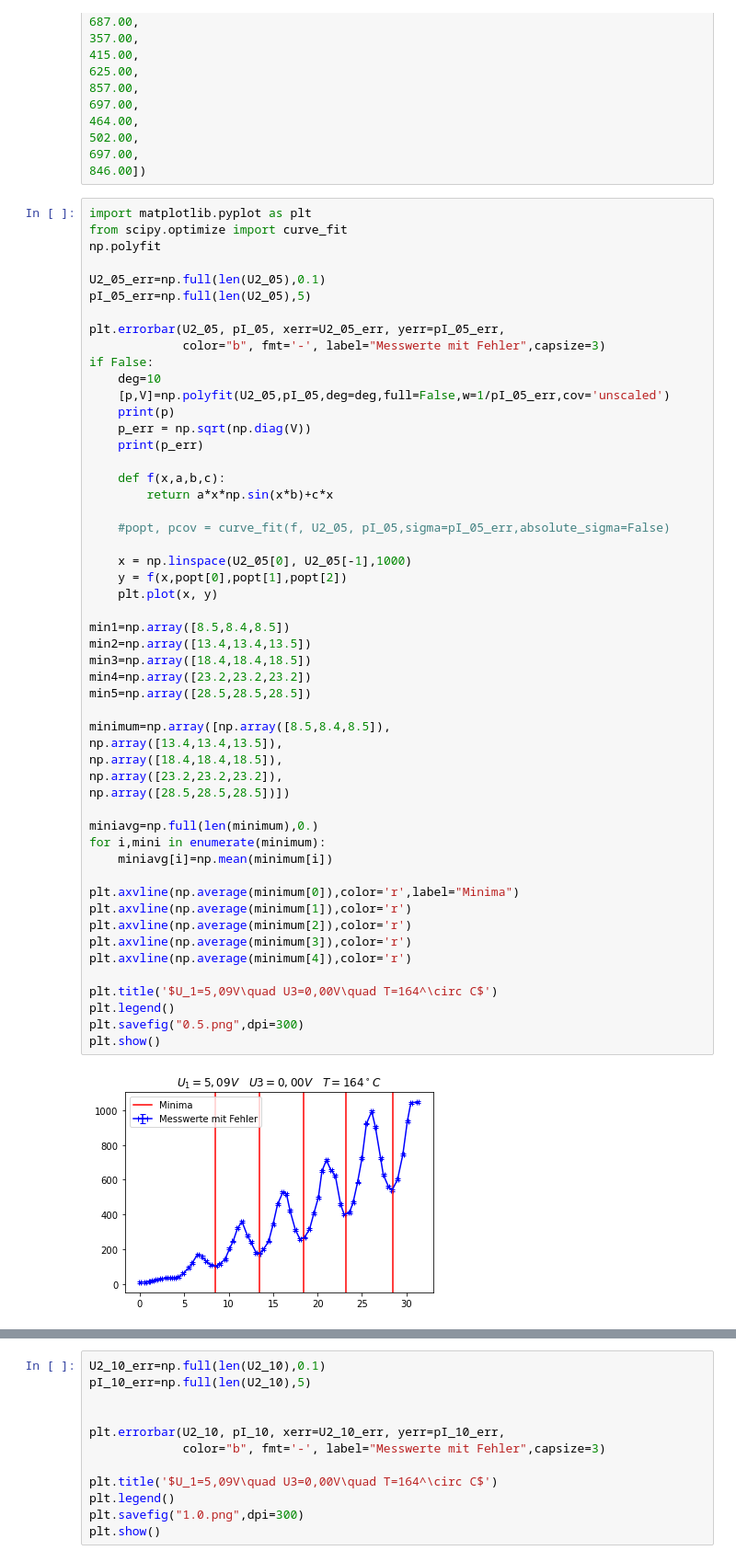
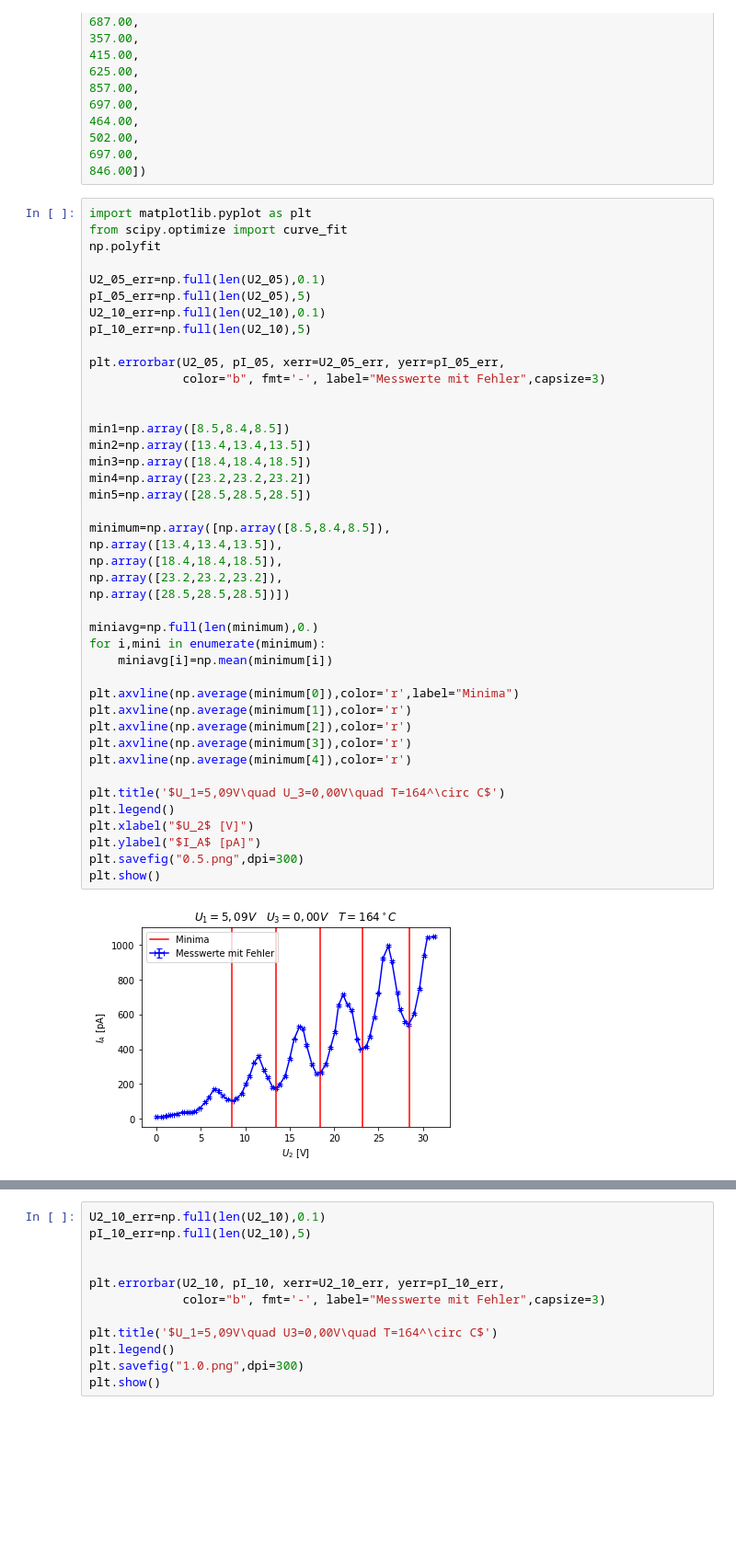
Before and after one commit to Alex-Adam25/python, a Jupyter notebook: Experiment_AP4/plot.ipynb, the cells around one changed output, grey strips where cells are left out. Shown at 92% size. Saved outputs shown, nothing was run; the diff lists cells and outputs as text; blank space fills up the shorter version.

```diff
--- a/Experiment_AP4/plot.ipynb
+++ b/Experiment_AP4/plot.ipynb
@@ -204,50 +204,40 @@ np.polyfit
 
 U2_05_err=np.full(len(U2_05),0.1)
 pI_05_err=np.full(len(U2_05),5)
+U2_10_err=np.full(len(U2_10),0.1)
+pI_10_err=np.full(len(U2_10),5)
 
 plt.errorbar(U2_05, pI_05, xerr=U2_05_err, yerr=pI_05_err,
              color="b", fmt='-', label="Messwerte mit Fehler",capsize=3)
-if False:
-    deg=10
-    [p,V]=np.polyfit(U2_05,pI_05,deg=deg,full=False,w=1/pI_05_err,cov='unscaled')
-    print(p)
-    p_err = np.sqrt(np.diag(V))
-    print(p_err)
 
-    def f(x,a,b,c):
-        return a*x*np.sin(x*b)+c*x
-
-    #popt, pcov = curve_fit(f, U2_05, pI_05,sigma=pI_05_err,absolute_sigma=False)
-
-    x = np.linspace(U2_05[0], U2_05[-1],1000)
-    y = f(x,popt[0],popt[1],popt[2])
-    plt.plot(x, y)
 
 min1=np.array([8.5,8.4,8.5])
 min2=np.array([13.4,13.4,13.5])
 min3=np.array([18.4,18.4,18.5])
 min4=np.array([23.2,23.2,23.2])
 min5=np.array([28.5,28.5,28.5])
 
 minimum=np.array([np.array([8.5,8.4,8.5]),
 np.array([13.4,13.4,13.5]),
 np.array([18.4,18.4,18.5]),
 np.array([23.2,23.2,23.2]),
 np.array([28.5,28.5,28.5])])
 
 miniavg=np.full(len(minimum),0.)
 for i,mini in enumerate(minimum):
     miniavg[i]=np.mean(minimum[i])
 
 plt.axvline(np.average(minimum[0]),color='r',label="Minima")
 plt.axvline(np.average(minimum[1]),color='r')
 plt.axvline(np.average(minimum[2]),color='r')
 plt.axvline(np.average(minimum[3]),color='r')
 plt.axvline(np.average(minimum[4]),color='r')
 
-plt.title('$U_1=5,09V\quad U3=0,00V\quad T=164^\circ C$')
+plt.title('$U_1=5,09V\quad U_3=0,00V\quad T=164^\circ C$')
 plt.legend()
+plt.xlabel("$U_2$ [V]")
+plt.ylabel("$I_A$ [pA]")
 plt.savefig("0.5.png",dpi=300)
 plt.show()
 # %% [output]
-[figure, old version]
+[figure, new version]
```
Also changed, not shown: parts of 7 cells of this notebook, 21 other files.
